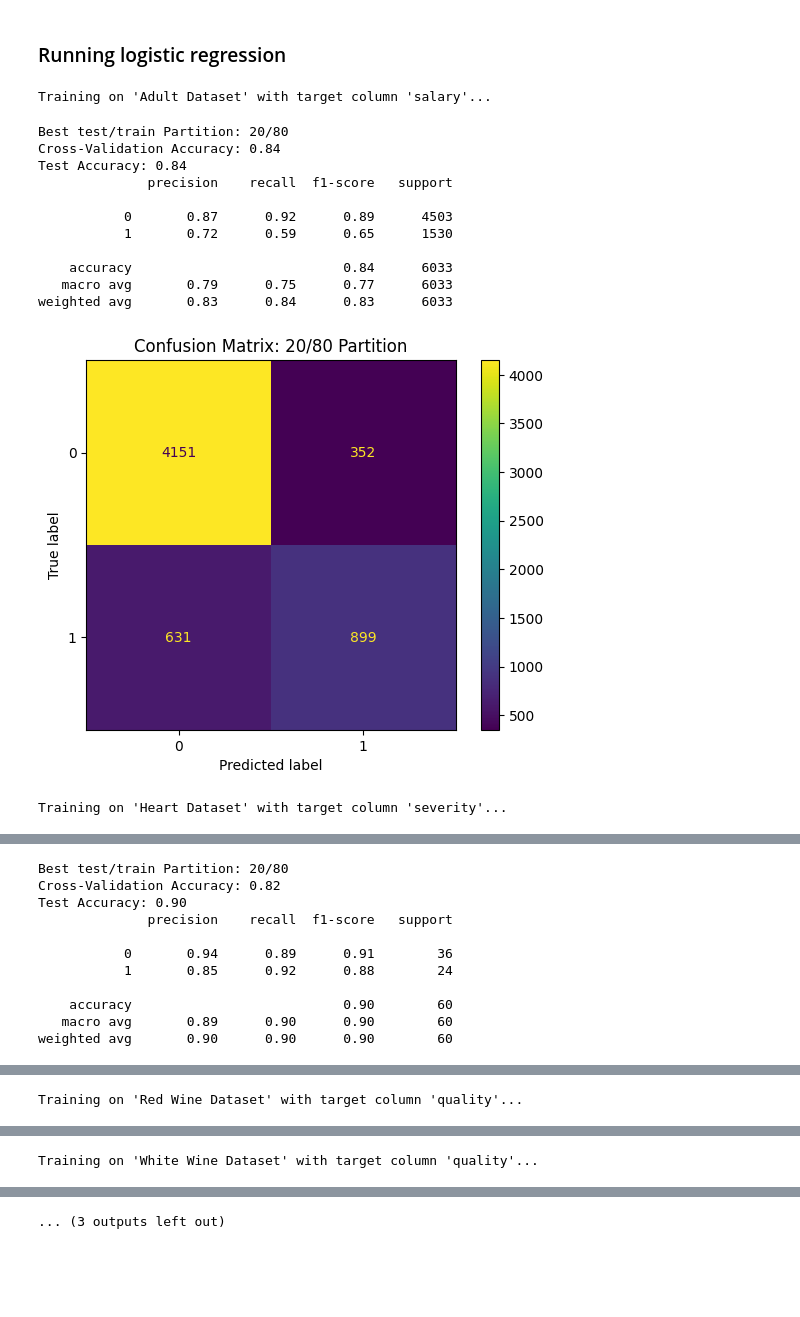
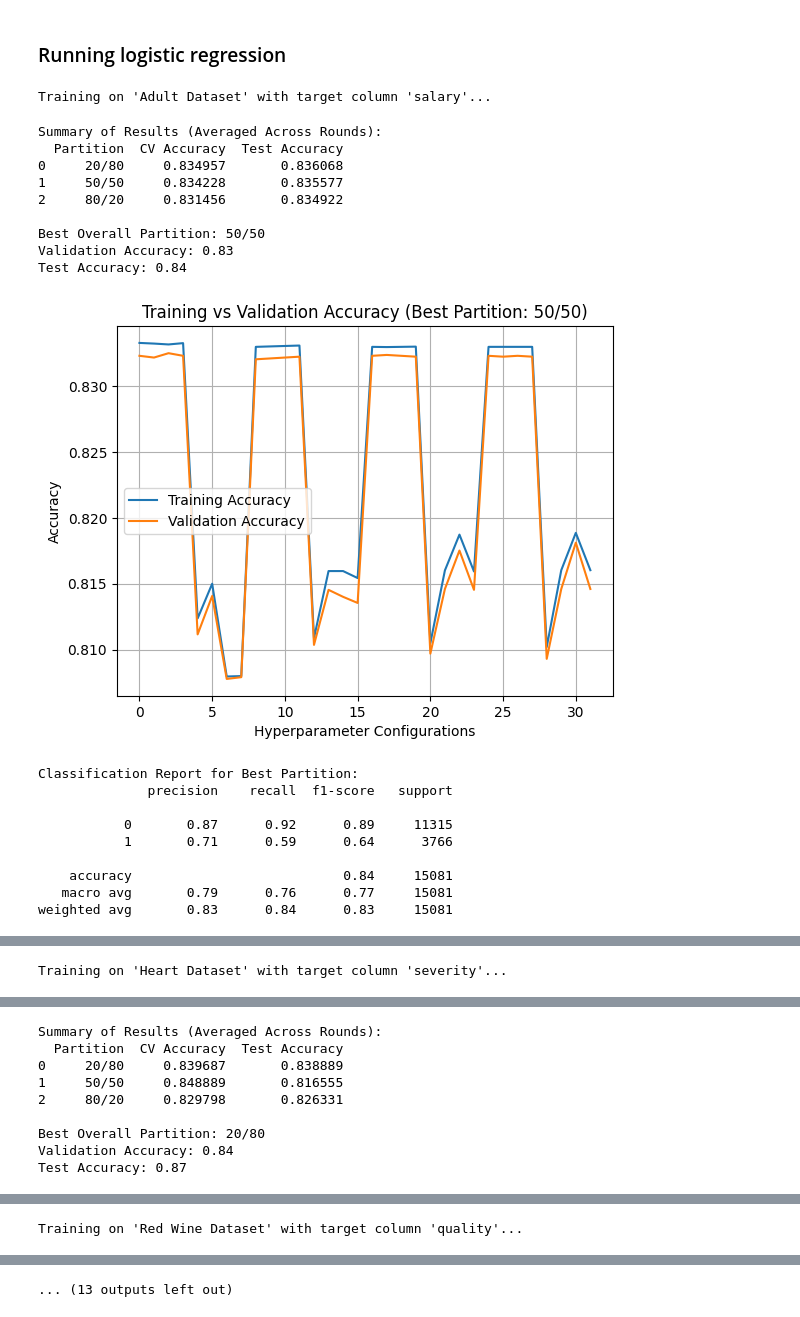
Before and after one commit to amysorekar/Cogs_118a, a Jupyter notebook: final_project.ipynb, the cells around one changed output, grey strips where cells are left out. Saved outputs shown, nothing was run; the diff lists cells and outputs as text; code cells hidden in the pictures; blank space fills up the shorter version.

```diff
--- a/final_project.ipynb
+++ b/final_project.ipynb
@@ -721,4 +869,4 @@ datasets = [
 # %% [markdown]
 ### Running SVM
 # %%
-run_model(train_svm, datasets)
+run_model(svm, datasets)
@@ -725,6 +927,6 @@ run_model(train_svm, datasets)
 # %% [markdown]
 ### Running random forest
 # %%
-run_model(train_random_forest, datasets)
+run_model(random_forest, datasets)
 # %% [output]
 Training on 'Adult Dataset' with target column 'salary'...
@@ -783,19 +985,25 @@ weighted avg       0.89      0.89      0.89       980
 # %% [markdown]
 ### Running logistic regression
 # %%
-run_model(train_logistic_regression, datasets)
+run_model(logistic_regression, datasets)
 # %% [output]
 Training on 'Adult Dataset' with target column 'salary'...
-Best test/train Partition: 20/80
-Cross-Validation Accuracy: 0.84
+Summary of Results (Averaged Across Rounds):
+  Partition  CV Accuracy  Test Accuracy
+0     20/80     0.834957       0.836068
+1     50/50     0.834228       0.835577
+2     80/20     0.831456       0.834922
+
+Best Overall Partition: 50/50
+Validation Accuracy: 0.83
 Test Accuracy: 0.84
-              precision    recall  f1-score   support
-
-           0       0.87      0.92      0.89      4503
-           1       0.72      0.59      0.65      1530
-
-    accuracy                           0.84      6033
-   macro avg       0.79      0.75      0.77      6033
-weighted avg       0.83      0.84      0.83      6033
-[figure, old version]
+[figure, new version]
-Training on 'Heart Dataset' with target column 'severity'...
+Classification Report for Best Partition:
+              precision    recall  f1-score   support
+
+           0       0.87      0.92      0.89     11315
+           1       0.71      0.59      0.64      3766
+
+    accuracy                           0.84     15081
+   macro avg       0.79      0.76      0.77     15081
+weighted avg       0.83      0.84      0.83     15081
@@ -802,11 +1011 @@ Training on 'Heart Dataset' with target column 'severity'...
-Best test/train Partition: 20/80
-Cross-Validation Accuracy: 0.82
-Test Accuracy: 0.90
-              precision    recall  f1-score   support
-
-           0       0.94      0.89      0.91        36
-           1       0.85      0.92      0.88        24
-
-    accuracy                           0.90        60
-   macro avg       0.89      0.90      0.90        60
-weighted avg       0.90      0.90      0.90        60
+Training on 'Heart Dataset' with target column 'severity'...
@@ -814 +1012,9 @@ weighted avg       0.90      0.90      0.90        60
-Training on 'Red Wine Dataset' with target column 'quality'...
+Summary of Results (Averaged Across Rounds):
+  Partition  CV Accuracy  Test Accuracy
+0     20/80     0.839687       0.838889
+1     50/50     0.848889       0.816555
+2     80/20     0.829798       0.826331
+
+Best Overall Partition: 20/80
+Validation Accuracy: 0.84
+Test Accuracy: 0.87
@@ -827 +1032 @@ weighted avg       0.85      0.88      0.85       800
-Training on 'White Wine Dataset' with target column 'quality'...
+Training on 'Red Wine Dataset' with target column 'quality'...
@@ -840,2 +1042,2 @@ weighted avg       0.77      0.80      0.77      3919
-... (3 outputs left out)
+... (13 outputs left out)
 # %% [markdown]
```
Also changed, not shown: parts of 12 cells of this notebook.
